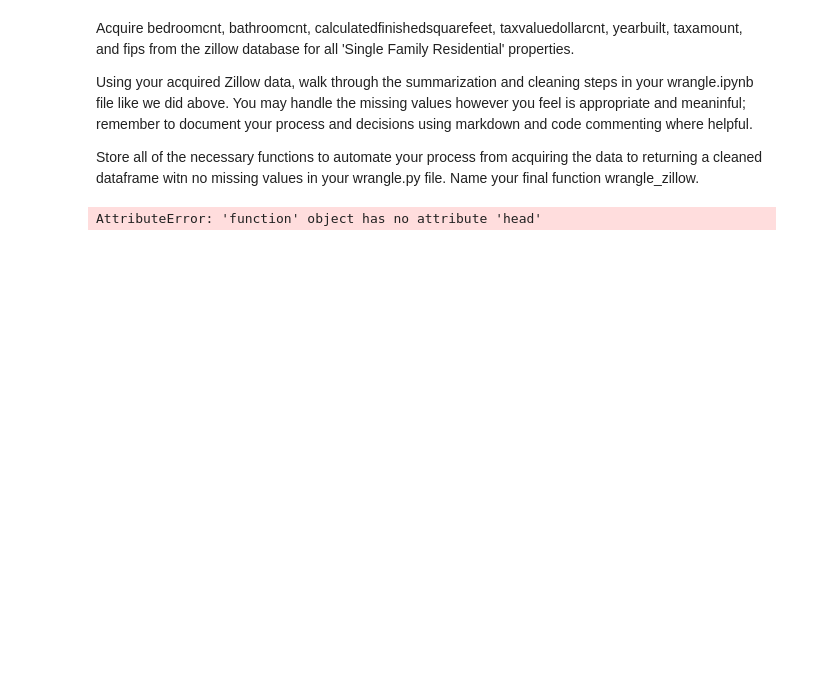
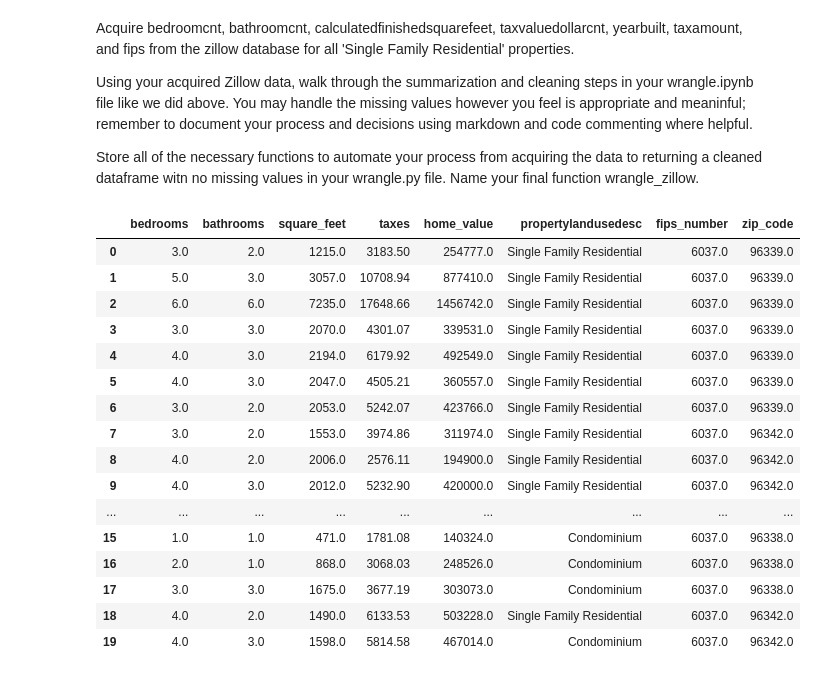
Before and after one commit to KristineCabanela/regression-exercises, a Jupyter notebook: wrangle.ipynb, the cells around one changed output. Saved outputs shown, nothing was run; the diff lists cells and outputs as text; code cells hidden in the pictures; blank space fills up the shorter version.

```diff
--- a/wrangle.ipynb
+++ b/wrangle.ipynb
@@ -49,4 +34,20 @@ def get_data_from_sql():
-# %%
-get_data_from_sql.head
-# %% [output]
-AttributeError: 'function' object has no attribute 'head'
+# %%
+df.head(20)
+# %% [output]
+|  | bedrooms | bathrooms | square_feet | taxes | home_value | propertylandusedesc | fips_number | zip_code |
+| 0 | 3.0 | 2.0 | 1215.0 | 3183.50 | 254777.0 | Single Family Residential | 6037.0 | 96339.0 |
+| 1 | 5.0 | 3.0 | 3057.0 | 10708.94 | 877410.0 | Single Family Residential | 6037.0 | 96339.0 |
+| 2 | 6.0 | 6.0 | 7235.0 | 17648.66 | 1456742.0 | Single Family Residential | 6037.0 | 96339.0 |
+| 3 | 3.0 | 3.0 | 2070.0 | 4301.07 | 339531.0 | Single Family Residential | 6037.0 | 96339.0 |
+| 4 | 4.0 | 3.0 | 2194.0 | 6179.92 | 492549.0 | Single Family Residential | 6037.0 | 96339.0 |
+| 5 | 4.0 | 3.0 | 2047.0 | 4505.21 | 360557.0 | Single Family Residential | 6037.0 | 96339.0 |
+| 6 | 3.0 | 2.0 | 2053.0 | 5242.07 | 423766.0 | Single Family Residential | 6037.0 | 96339.0 |
+| 7 | 3.0 | 2.0 | 1553.0 | 3974.86 | 311974.0 | Single Family Residential | 6037.0 | 96342.0 |
+| 8 | 4.0 | 2.0 | 2006.0 | 2576.11 | 194900.0 | Single Family Residential | 6037.0 | 96342.0 |
+| 9 | 4.0 | 3.0 | 2012.0 | 5232.90 | 420000.0 | Single Family Residential | 6037.0 | 96342.0 |
+| ... | ... | ... | ... | ... | ... | ... | ... | ... |
+| 15 | 1.0 | 1.0 | 471.0 | 1781.08 | 140324.0 | Condominium | 6037.0 | 96338.0 |
+| 16 | 2.0 | 1.0 | 868.0 | 3068.03 | 248526.0 | Condominium | 6037.0 | 96338.0 |
+| 17 | 3.0 | 3.0 | 1675.0 | 3677.19 | 303073.0 | Condominium | 6037.0 | 96338.0 |
+| 18 | 4.0 | 2.0 | 1490.0 | 6133.53 | 503228.0 | Single Family Residential | 6037.0 | 96342.0 |
+| 19 | 4.0 | 3.0 | 1598.0 | 5814.58 | 467014.0 | Condominium | 6037.0 | 96342.0 |
```
Also changed, not shown: parts of 21 cells of this notebook.
